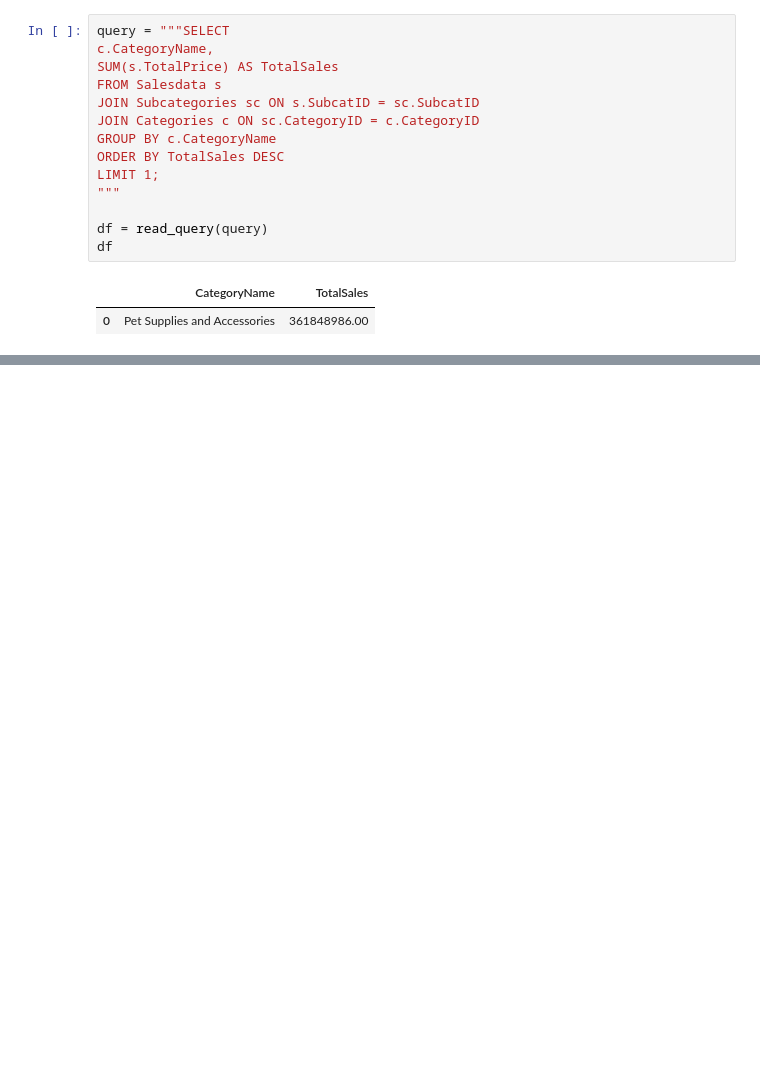
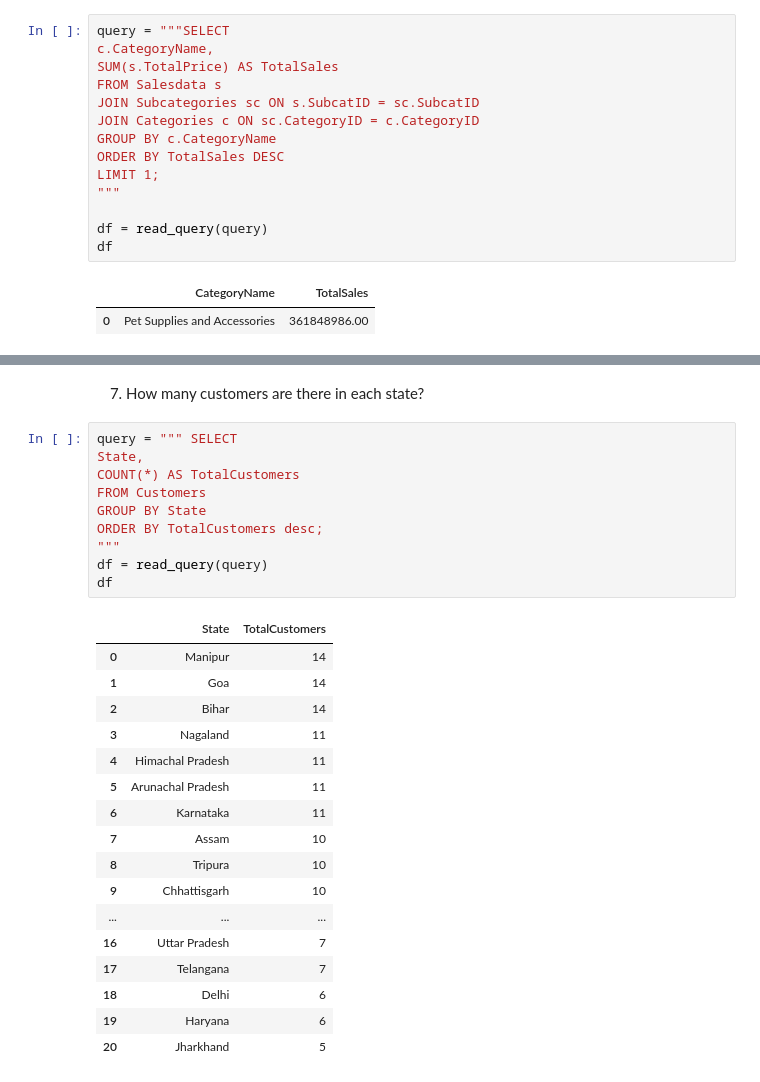
Before and after one commit to MonikaHussain/ecommerce_analysis, a Jupyter notebook: swiftmarket.ipynb, the cells around one changed output, grey strips where cells are left out. Saved outputs shown, nothing was run; the diff lists cells and outputs as text; blank space fills up the shorter version.

```diff
--- a/swiftmarket.ipynb
+++ b/swiftmarket.ipynb
@@ -535,0 +570,30 @@ df
+# %% [markdown]
+ 7. How many customers are there in each state?
+# %%
+query = """ SELECT
+State,
+COUNT(*) AS TotalCustomers
+FROM Customers
+GROUP BY State
+ORDER BY TotalCustomers desc;
+"""
+df = read_query(query)
+df
+# %% [output]
+|  | State | TotalCustomers |
+| 0 | Manipur | 14 |
+| 1 | Goa | 14 |
+| 2 | Bihar | 14 |
+| 3 | Nagaland | 11 |
+| 4 | Himachal Pradesh | 11 |
+| 5 | Arunachal Pradesh | 11 |
+| 6 | Karnataka | 11 |
+| 7 | Assam | 10 |
+| 8 | Tripura | 10 |
+| 9 | Chhattisgarh | 10 |
+| ... | ... | ... |
+| 16 | Uttar Pradesh | 7 |
+| 17 | Telangana | 7 |
+| 18 | Delhi | 6 |
+| 19 | Haryana | 6 |
+| 20 | Jharkhand | 5 |
```
Also changed, not shown: parts of 15 cells of this notebook.
